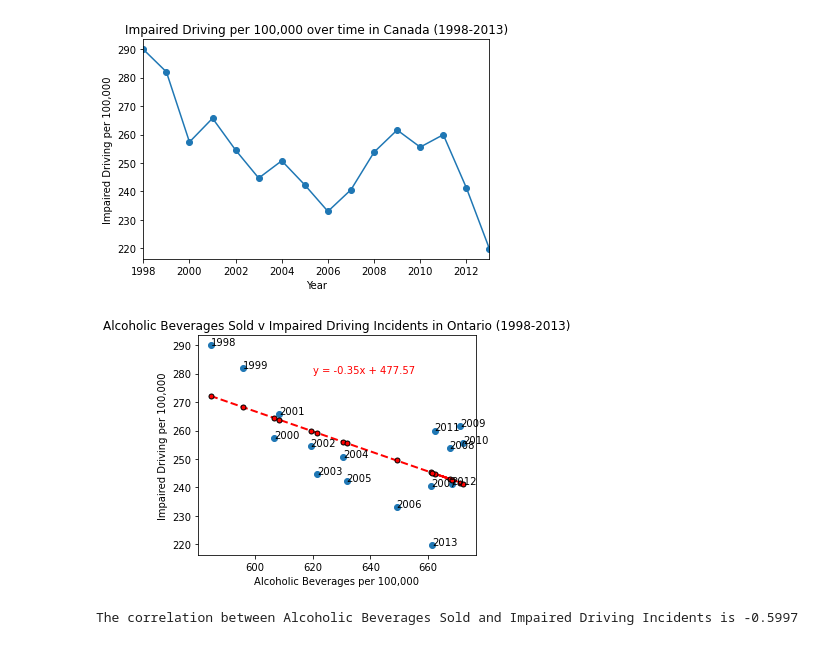
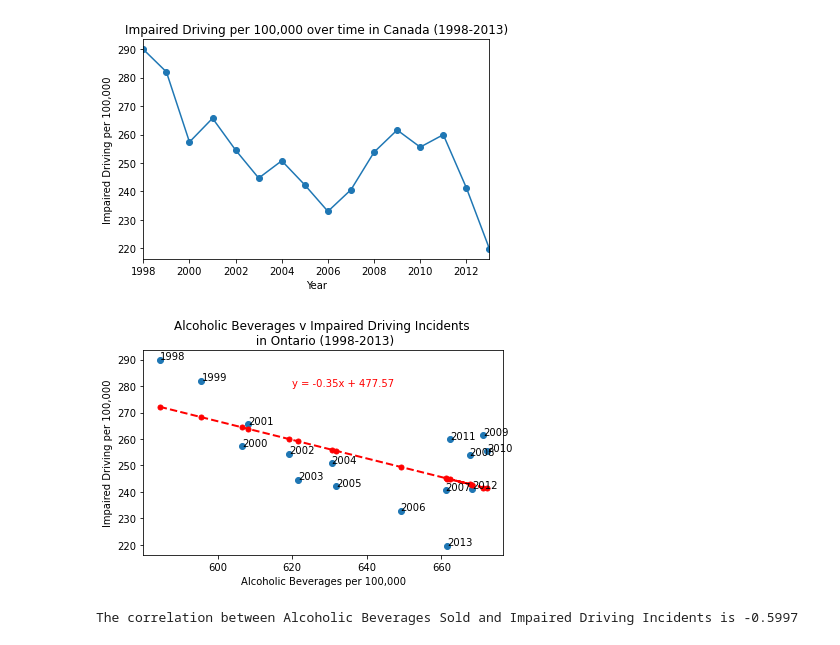
Before and after one commit to MattDavies1/Data-Bootcamp-Project, a Jupyter notebook: AlSales_ImpairedDriving.ipynb, the cells around one changed output. Saved outputs shown, nothing was run; the diff lists cells and outputs as text; code cells hidden in the pictures.

```diff
--- a/AlSales_ImpairedDriving.ipynb
+++ b/AlSales_ImpairedDriving.ipynb
@@ -119,22 +121,22 @@ line_eq = "y = " + str(round(slope,2)) + "x + " + str(round(intercept,2))
 # %%
 #Establish variables
 x_axis = complete["Alcoholic Beverages per 100,000"]
 y_axis = complete["Impaired Driving per 100,000"]
 
 #Create scatter plot
 fig, ax = plt.subplots()
 ax.scatter(x_axis, y_axis, marker="o")
 plt.plot(x_axis, regress_values, color='r', marker='o', linestyle='dashed', linewidth=2, markersize=5)
-plt.title("Alcoholic Beverages Sold v Impaired Driving Incidents in Ontario (1998-2013)")
+plt.title("Alcoholic Beverages v Impaired Driving Incidents \n in Ontario (1998-2013)")
 plt.xlabel("Alcoholic Beverages per 100,000")
 plt.ylabel("Impaired Driving per 100,000")
 for i, txt in enumerate(complete["Date"]):
     ax.annotate(txt, (x_axis[i], y_axis[i]))
 ax.annotate(line_eq, xy=(620, 280), fontsize=10, color="r")
 plt.tight_layout()
-plt.style.use("classic")
+plt.savefig(os.path.join("Output", "Scat-Al-Impaired"), dpi=150)
 plt.show()
 print(f"The correlation between Alcoholic Beverages Sold and Impaired Driving Incidents is {corr}")
 # %% [output]
-[figure, old version]
+[figure, new version]
 The correlation between Alcoholic Beverages Sold and Impaired Driving Incidents is -0.5997
```
Also changed, not shown: parts of 2 cells of this notebook, 15 other files.
